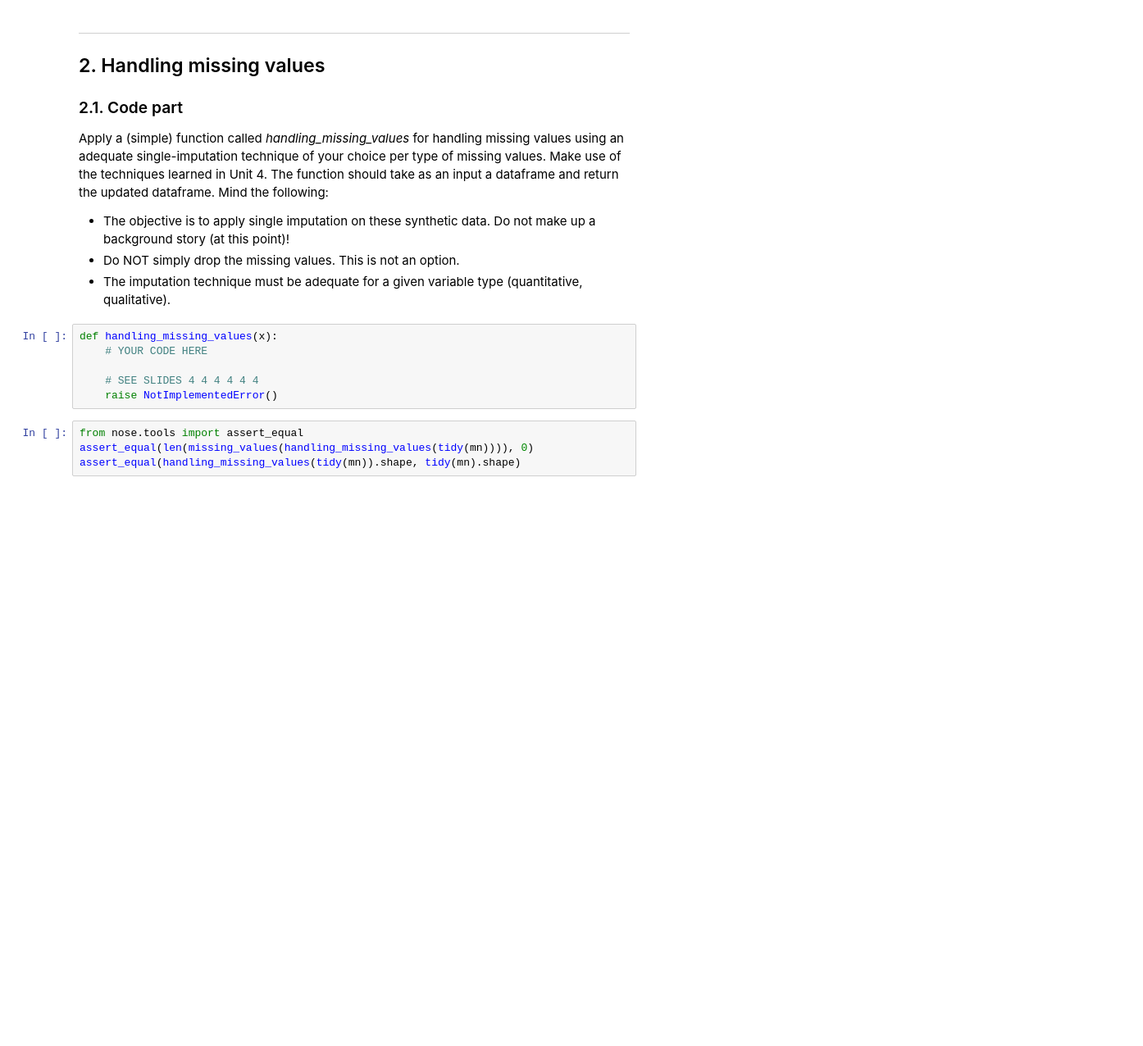
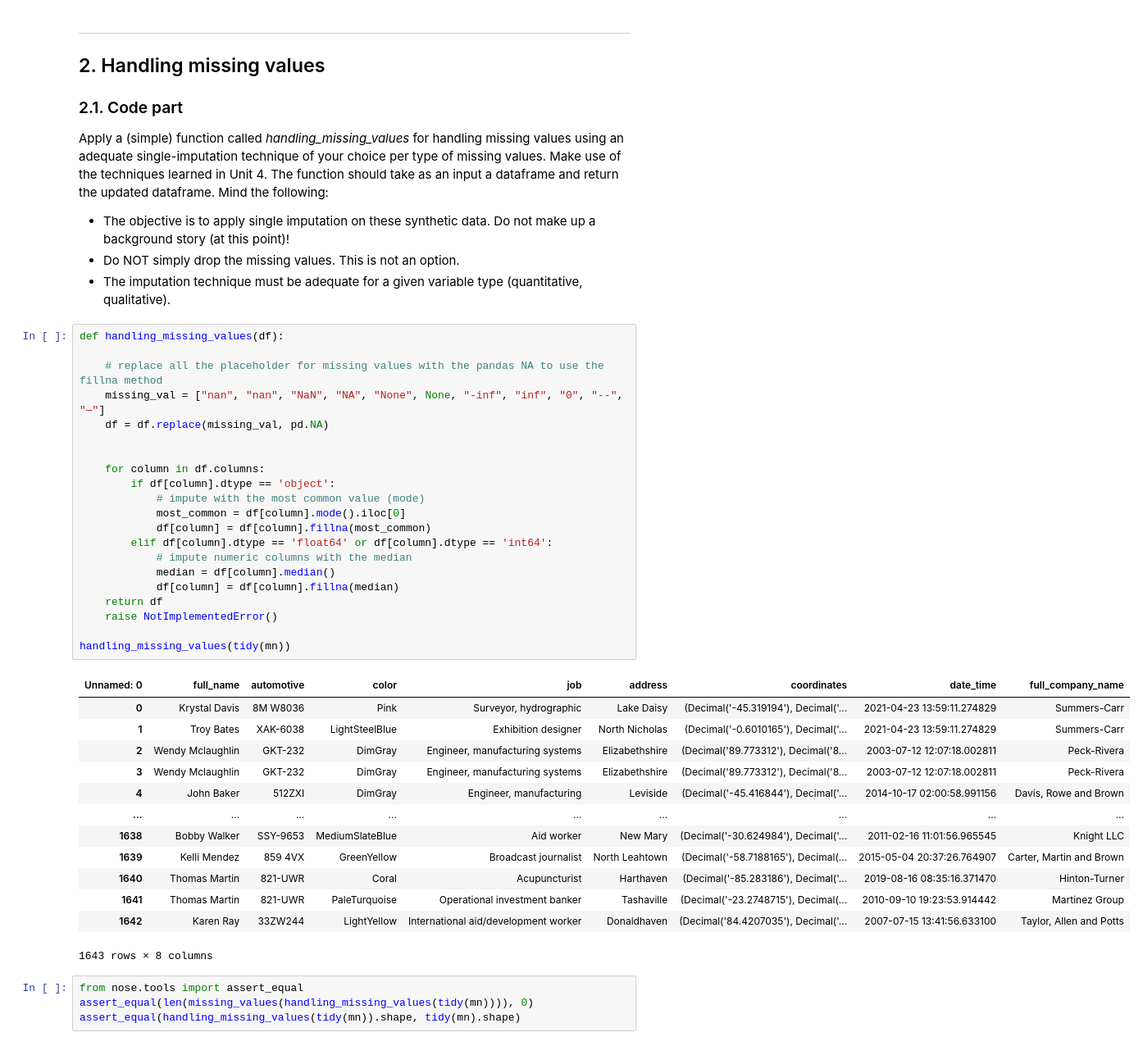
Before and after one commit to FlorianPlo/JupyterNotebook, a Jupyter notebook: DP1/Assignment/4/assignment_test.ipynb, the cells around one changed output. Shown at 82% size. Drawn from its saved outputs; the diff is of its cells as text; blank space fills up the shorter version.

```diff
--- a/DP1/Assignment/4/assignment_test.ipynb
+++ b/DP1/Assignment/4/assignment_test.ipynb
@@ -189,12 +191,41 @@ Apply a (simple) function called *handling_missing_values* for handling missing
 - The objective is to apply single imputation on these synthetic data. Do not make up a background story (at this point)!
 - Do NOT simply drop the missing values. This is not an option.
 - The imputation technique must be adequate for a given variable type (quantitative, qualitative).
-# %%
-def handling_missing_values(x):
-    # YOUR CODE HERE
-
-    # SEE SLIDES 4 4 4 4 4 4
-    raise NotImplementedError()
+# %%
+def handling_missing_values(df):
+
+    # replace all the placeholder for missing values with the pandas NA to use the fillna method
+    missing_val = ["nan", "nan", "NaN", "NA", "None", None, "-inf", "inf", "0", "--", "—"]
+    df = df.replace(missing_val, pd.NA)
+
+
+    for column in df.columns:
+        if df[column].dtype == 'object':
+            # impute with the most common value (mode)
+            most_common = df[column].mode().iloc[0]
+            df[column] = df[column].fillna(most_common)
+        elif df[column].dtype == 'float64' or df[column].dtype == 'int64':
+            # impute numeric columns with the median
+            median = df[column].median()
+            df[column] = df[column].fillna(median)
+    return df
+    raise NotImplementedError()
+
+handling_missing_values(tidy(mn))
+# %% [output]
+| Unnamed: 0 | full_name | automotive | color | job | address | coordinates | date_time | full_company_name |
+| 0 | Krystal Davis | 8M W8036 | Pink | Surveyor, hydrographic | Lake Daisy | (Decimal('-45.319194'), Decimal('... | 2021-04-23 13:59:11.274829 | Summers-Carr |
+| 1 | Troy Bates | XAK-6038 | LightSteelBlue | Exhibition designer | North Nicholas | (Decimal('-0.6010165'), Decimal('... | 2021-04-23 13:59:11.274829 | Summers-Carr |
+| 2 | Wendy Mclaughlin | GKT-232 | DimGray | Engineer, manufacturing systems | Elizabethshire | (Decimal('89.773312'), Decimal('8... | 2003-07-12 12:07:18.002811 | Peck-Rivera |
+| 3 | Wendy Mclaughlin | GKT-232 | DimGray | Engineer, manufacturing systems | Elizabethshire | (Decimal('89.773312'), Decimal('8... | 2003-07-12 12:07:18.002811 | Peck-Rivera |
+| 4 | John Baker | 512ZXI | DimGray | Engineer, manufacturing | Leviside | (Decimal('-45.416844'), Decimal('... | 2014-10-17 02:00:58.991156 | Davis, Rowe and Brown |
+| ... | ... | ... | ... | ... | ... | ... | ... | ... |
+| 1638 | Bobby Walker | SSY-9653 | MediumSlateBlue | Aid worker | New Mary | (Decimal('-30.624984'), Decimal('... | 2011-02-16 11:01:56.965545 | Knight LLC |
+| 1639 | Kelli Mendez | 859 4VX | GreenYellow | Broadcast journalist | North Leahtown | (Decimal('-58.7188165'), Decimal(... | 2015-05-04 20:37:26.764907 | Carter, Martin and Brown |
+| 1640 | Thomas Martin | 821-UWR | Coral | Acupuncturist | Harthaven | (Decimal('-85.283186'), Decimal('... | 2019-08-16 08:35:16.371470 | Hinton-Turner |
+| 1641 | Thomas Martin | 821-UWR | PaleTurquoise | Operational investment banker | Tashaville | (Decimal('-23.2748715'), Decimal(... | 2010-09-10 19:23:53.914442 | Martinez Group |
+| 1642 | Karen Ray | 33ZW244 | LightYellow | International aid/development worker | Donaldhaven | (Decimal('84.4207035'), Decimal('... | 2007-07-15 13:41:56.633100 | Taylor, Allen and Potts |
+1643 rows × 8 columns
 # %%
 from nose.tools import assert_equal
 assert_equal(len(missing_values(handling_missing_values(tidy(mn)))), 0)
```
Also changed, not shown: parts of 10 cells of this notebook, 2 other files.
